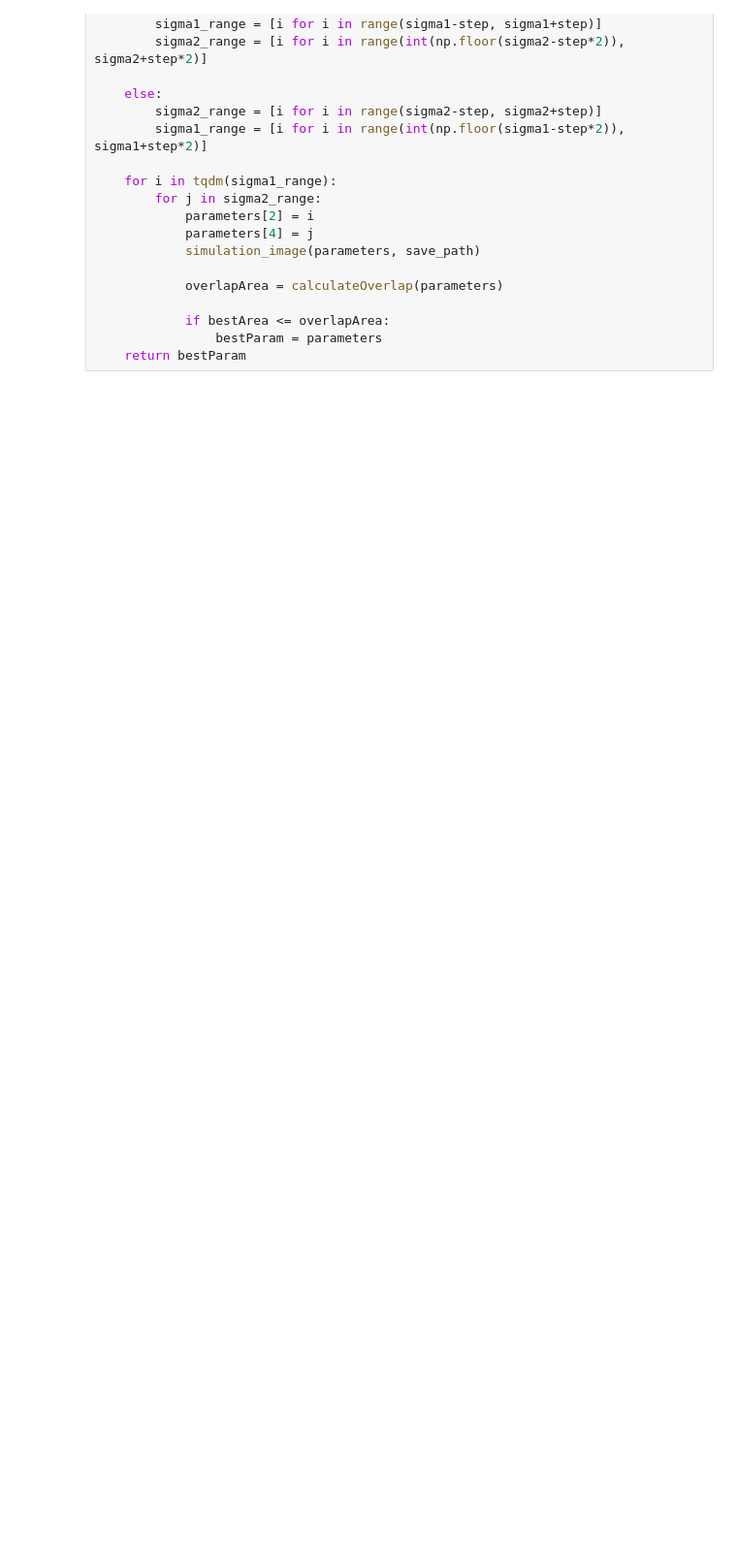
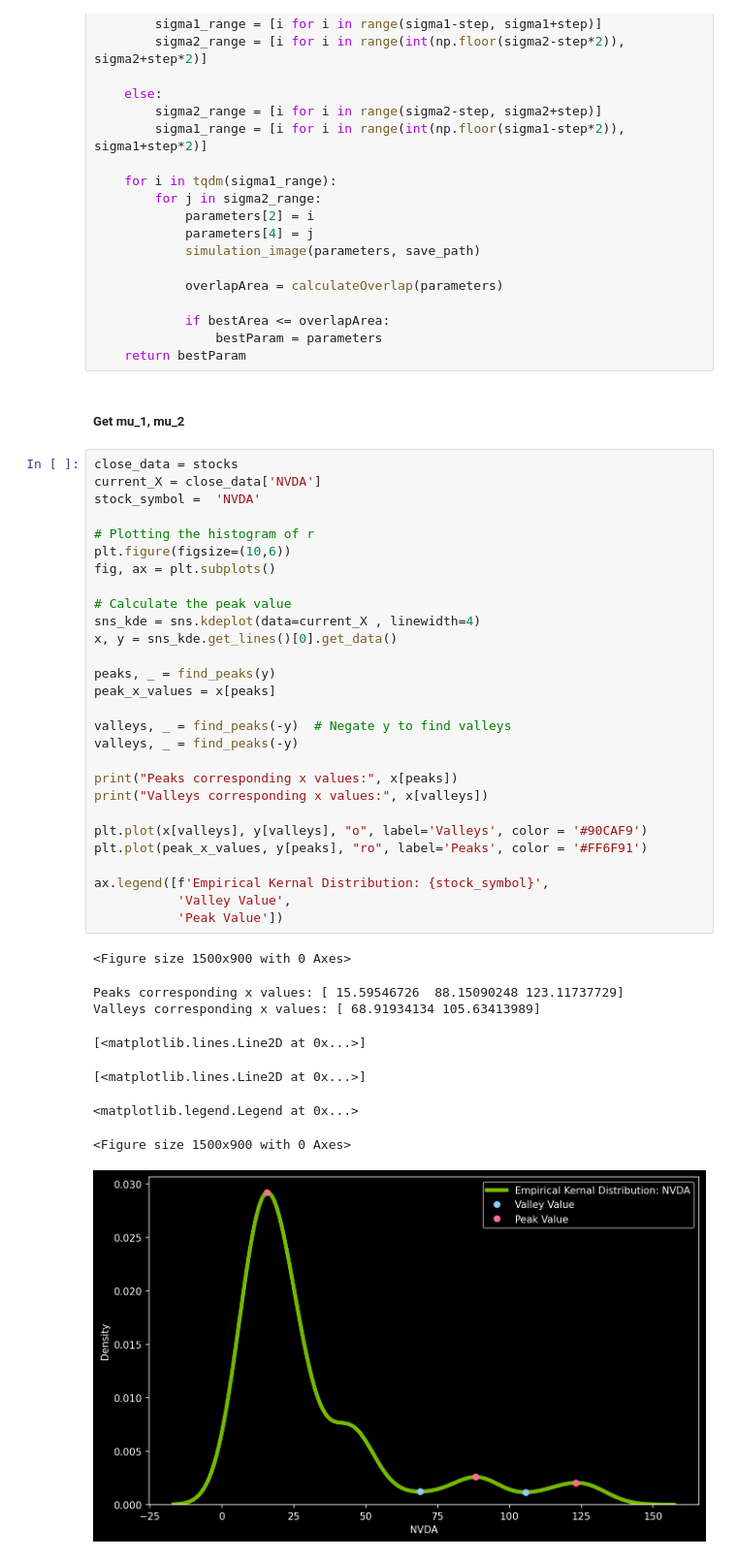
Before and after one commit to yfeng445/ENCP-6000, a Jupyter notebook: Amst/Asmt 1 - Presentation/Merged_Analysis.ipynb, the cells around one changed output. Shown at 97% size. Drawn from its saved outputs; the diff is of its cells as text; blank space fills up the shorter version.

```diff
--- a/Amst/Asmt 1 - Presentation/Merged_Analysis.ipynb
+++ b/Amst/Asmt 1 - Presentation/Merged_Analysis.ipynb
@@ -300,3 +301,42 @@ def optimize_parameters(parameters, save_path, step=5):
             if bestArea <= overlapArea:
                 bestParam = parameters
     return bestParam
+# %% [markdown]
+##### Get mu_1, mu_2
+# %%
+close_data = stocks
+current_X = close_data['NVDA']
+stock_symbol =  'NVDA'
+
+# Plotting the histogram of r
+plt.figure(figsize=(10,6))
+fig, ax = plt.subplots()
+
+# Calculate the peak value
+sns_kde = sns.kdeplot(data=current_X , linewidth=4)
+x, y = sns_kde.get_lines()[0].get_data()
+
+peaks, _ = find_peaks(y)
+peak_x_values = x[peaks]
+
+valleys, _ = find_peaks(-y)  # Negate y to find valleys
+valleys, _ = find_peaks(-y)
+
+print("Peaks corresponding x values:", x[peaks])
+print("Valleys corresponding x values:", x[valleys])
+
+plt.plot(x[valleys], y[valleys], "o", label='Valleys', color = '#90CAF9')
+plt.plot(peak_x_values, y[peaks], "ro", label='Peaks', color = '#FF6F91')
+
+ax.legend([f'Empirical Kernal Distribution: {stock_symbol}',
+           'Valley Value',
+           'Peak Value'])
+# %% [output]
+<Figure size 1500x900 with 0 Axes>
+Peaks corresponding x values: [ 15.59546726  88.15090248 123.11737729]
+Valleys corresponding x values: [ 68.91934134 105.63413989]
+[<matplotlib.lines.Line2D at 0x...>]
+[<matplotlib.lines.Line2D at 0x...>]
+<matplotlib.legend.Legend at 0x...>
+<Figure size 1500x900 with 0 Axes>
+[figure, added]
```
Also changed, not shown: parts of 5 cells of this notebook.
